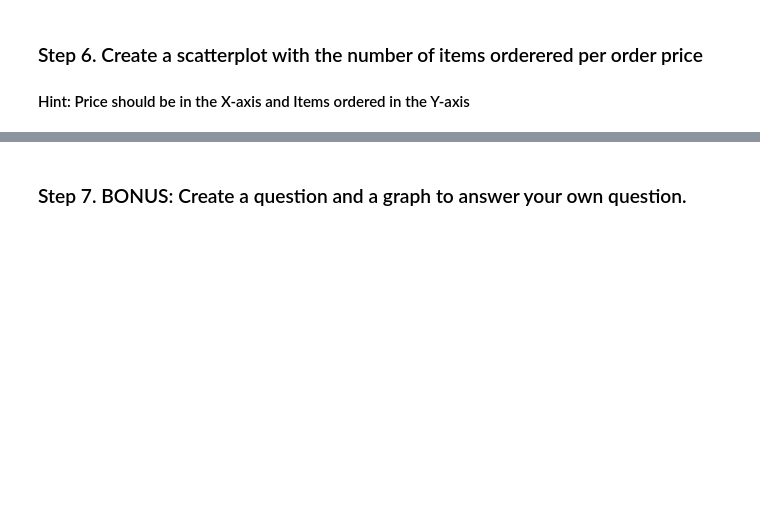
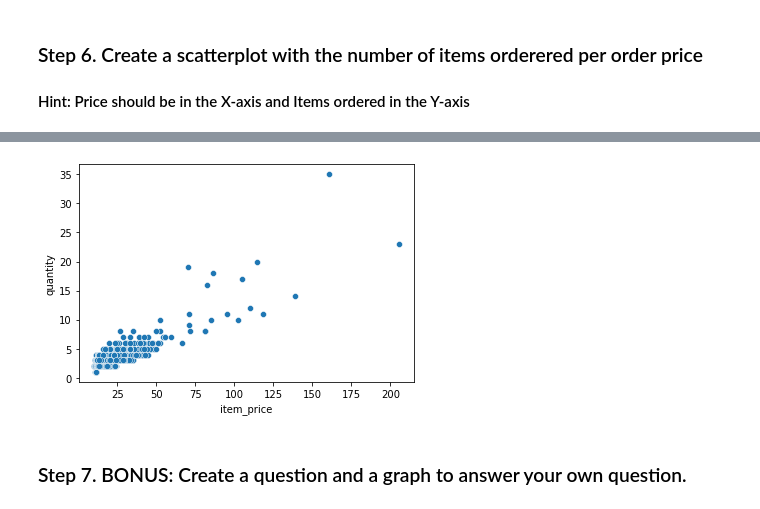
Before and after one commit to datacuriosity/MCI_Python_28S_Level_1, a Jupyter notebook: pandas_exercises/07_Visualization/Chipotle/quynhnt_chipotle.ipynb, the cells around one changed output, grey strips where cells are left out. Saved outputs shown, nothing was run; the diff lists cells and outputs as text; code cells hidden in the pictures; blank space fills up the shorter version.

```diff
--- a/pandas_exercises/07_Visualization/Chipotle/quynhnt_chipotle.ipynb
+++ b/pandas_exercises/07_Visualization/Chipotle/quynhnt_chipotle.ipynb
@@ -64,2 +70,8 @@ AttributeError: 'float' object has no attribute 'replace'
+# %%
+chi6=chipo.groupby('order_id').sum()
+# %%
+sns.scatterplot(data=chi6,x='item_price',y='quantity');
+# %% [output]
+[figure, added]
 # %% [markdown]
 ### Step 7. BONUS: Create a question and a graph to answer your own question.
```
Also changed, not shown: parts of 3 cells of this notebook, 1 other file.
